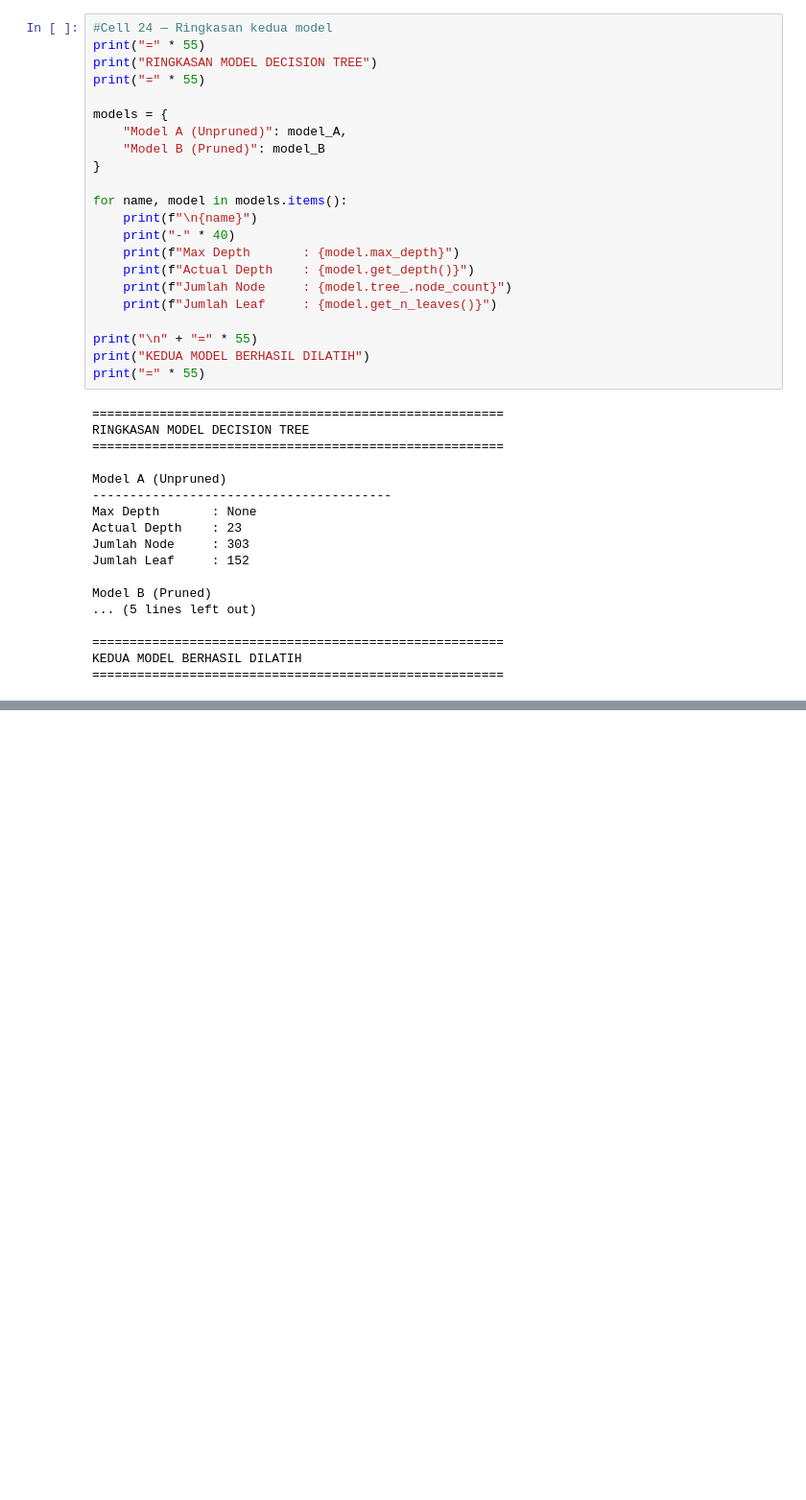
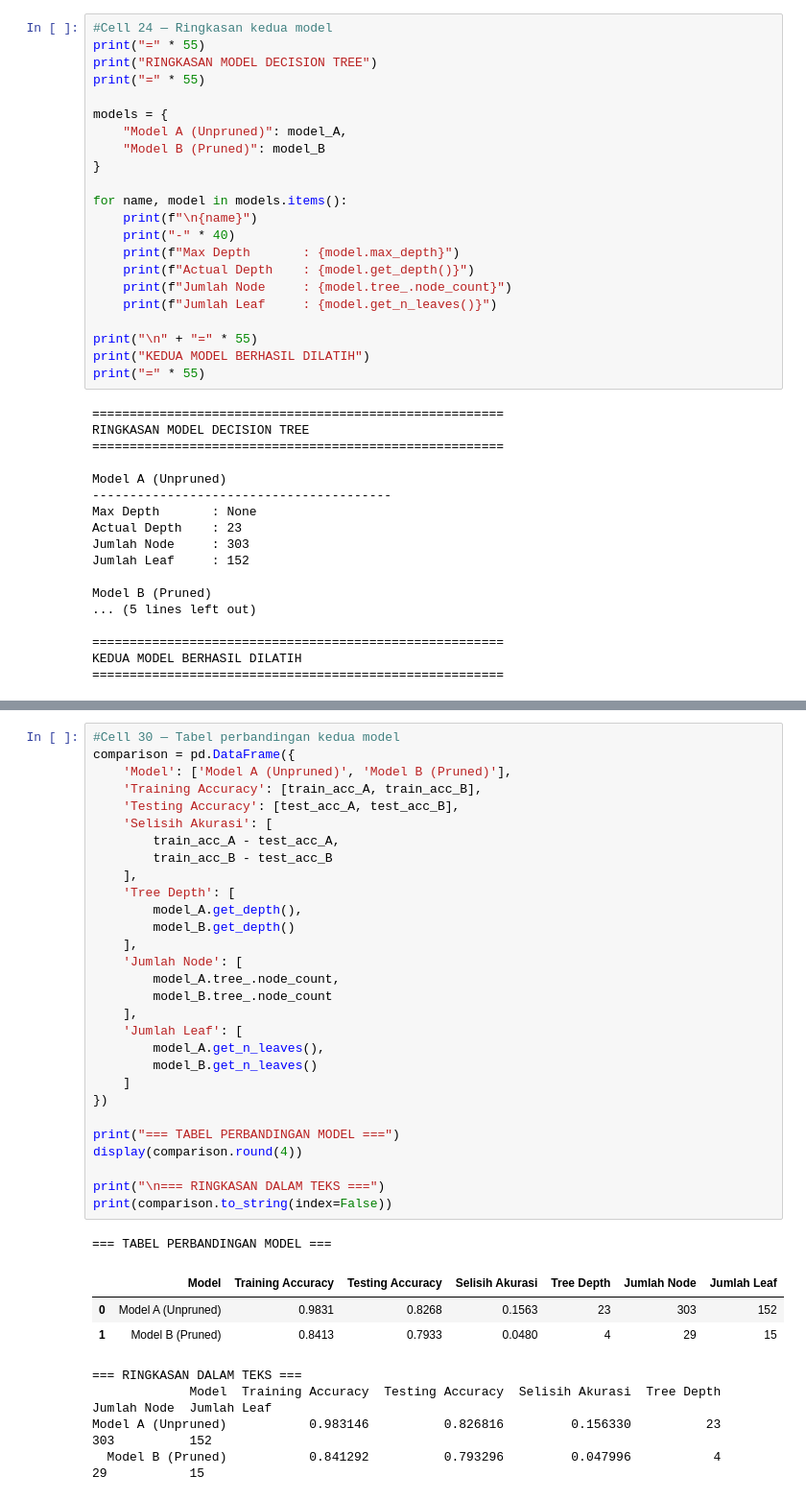
Before and after one commit to ReidOates/AI5ML, a Jupyter notebook: notebook/TA05_Titanic.ipynb, the cells around one changed output, grey strips where cells are left out. Shown at 96% size. Saved outputs shown, nothing was run; the diff lists cells and outputs as text; blank space fills up the shorter version.

```diff
--- a/notebook/TA05_Titanic.ipynb
+++ b/notebook/TA05_Titanic.ipynb
@@ -737,0 +923,38 @@ KEDUA MODEL BERHASIL DILATIH
+# %%
+#Cell 30 — Tabel perbandingan kedua model
+comparison = pd.DataFrame({
+    'Model': ['Model A (Unpruned)', 'Model B (Pruned)'],
+    'Training Accuracy': [train_acc_A, train_acc_B],
+    'Testing Accuracy': [test_acc_A, test_acc_B],
+    'Selisih Akurasi': [
+        train_acc_A - test_acc_A,
+        train_acc_B - test_acc_B
+    ],
+    'Tree Depth': [
+        model_A.get_depth(),
+        model_B.get_depth()
+    ],
+    'Jumlah Node': [
+        model_A.tree_.node_count,
+        model_B.tree_.node_count
+    ],
+    'Jumlah Leaf': [
+        model_A.get_n_leaves(),
+        model_B.get_n_leaves()
+    ]
+})
+
+print("=== TABEL PERBANDINGAN MODEL ===")
+display(comparison.round(4))
+
+print("\n=== RINGKASAN DALAM TEKS ===")
+print(comparison.to_string(index=False))
+# %% [output]
+=== TABEL PERBANDINGAN MODEL ===
+|  | Model | Training Accuracy | Testing Accuracy | Selisih Akurasi | Tree Depth | Jumlah Node | Jumlah Leaf |
+| 0 | Model A (Unpruned) | 0.9831 | 0.8268 | 0.1563 | 23 | 303 | 152 |
+| 1 | Model B (Pruned) | 0.8413 | 0.7933 | 0.0480 | 4 | 29 | 15 |
+=== RINGKASAN DALAM TEKS ===
+             Model  Training Accuracy  Testing Accuracy  Selisih Akurasi  Tree Depth  Jumlah Node  Jumlah Leaf
+Model A (Unpruned)           0.983146          0.826816         0.156330          23          303          152
+  Model B (Pruned)           0.841292          0.793296         0.047996           4           29           15
```
Also changed, not shown: parts of 8 cells of this notebook.
